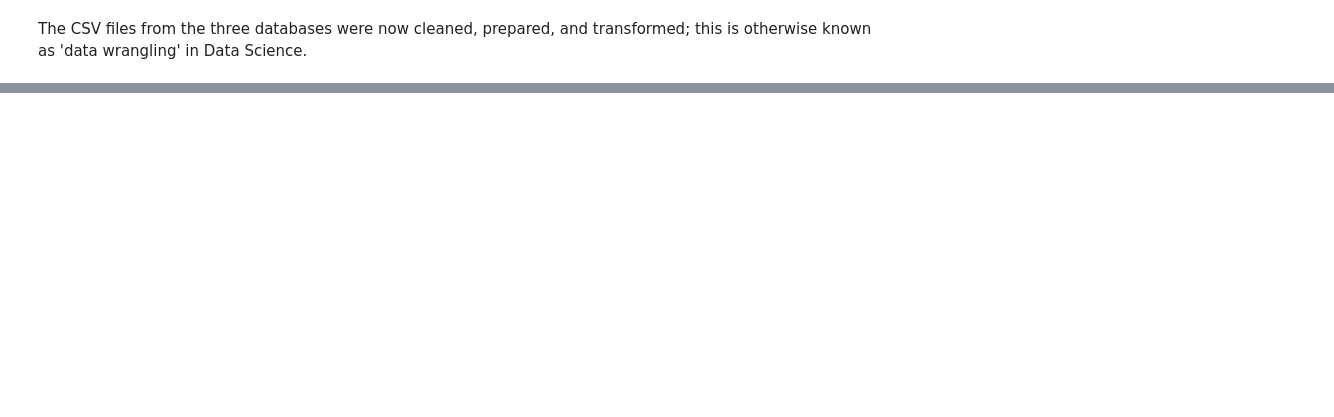
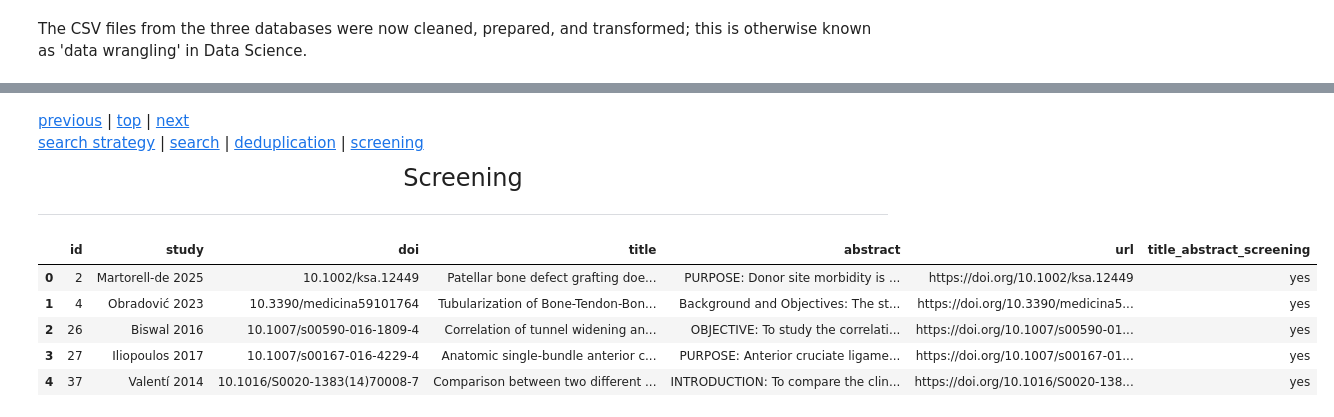
Before and after one commit to dong-wkim/network_meta-analysis, a Jupyter notebook: README.ipynb, the cells around one changed output, grey strips where cells are left out. Saved outputs shown, nothing was run; the diff lists cells and outputs as text; code cells hidden in the pictures; blank space fills up the shorter version.

```diff
--- a/README.ipynb
+++ b/README.ipynb
@@ -806,0 +843,34 @@ Enter the column for which to deduplicate based on:  doi
+# %% [markdown]
+[previous](#deduplication) | [top](#toc) | [next](#data_collection)
+[search strategy](#search-strategy) | [search](#search) | [deduplication](#deduplication) | [screening](#screening)
+
+<a id="screening"></a>
+<div align="center">
+	<font size="5" style="font-family:Times New Roman;font-variant: small-caps;">Screening</font><br>
+</div>
+
+---
+# %%
+key_deduplicated = pd.read_csv(f"{deduplication}/key_deduplicated.csv", encoding = "utf-8")
+screening = key_deduplicated
+screening["study"] = screening['first_author'] + " " + screening['year'].astype(str)
+
+
+tiab = pd.DataFrame({
+    "id": screening["id"],
+    "study": screening["study"],
+    "doi": screening["doi"],
+    "title": screening["title"],
+    "abstract": screening["abstract"],
+    "url": f"https://doi.org/" + screening["doi"]
+})
+
+tiab['title_abstract_screening'] = 'yes'
+tiab.head()
+# %% [output]
+|  | id | study | doi | title | abstract | url | title_abstract_screening |
+| 0 | 2 | Martorell-de 2025 | 10.1002/ksa.12449 | Patellar bone defect grafting doe... | PURPOSE: Donor site morbidity is ... | https://doi.org/10.1002/ksa.12449 | yes |
+| 1 | 4 | Obradović 2023 | 10.3390/medicina59101764 | Tubularization of Bone-Tendon-Bon... | Background and Objectives: The st... | https://doi.org/10.3390/medicina5... | yes |
+| 2 | 26 | Biswal 2016 | 10.1007/s00590-016-1809-4 | Correlation of tunnel widening an... | OBJECTIVE: To study the correlati... | https://doi.org/10.1007/s00590-01... | yes |
+| 3 | 27 | Iliopoulos 2017 | 10.1007/s00167-016-4229-4 | Anatomic single-bundle anterior c... | PURPOSE: Anterior cruciate ligame... | https://doi.org/10.1007/s00167-01... | yes |
+| 4 | 37 | Valentí 2014 | 10.1016/S0020-1383(14)70008-7 | Comparison between two different ... | INTRODUCTION: To compare the clin... | https://doi.org/10.1016/S0020-138... | yes |
```
Also changed, not shown: parts of 18 cells of this notebook, 37 other files.
